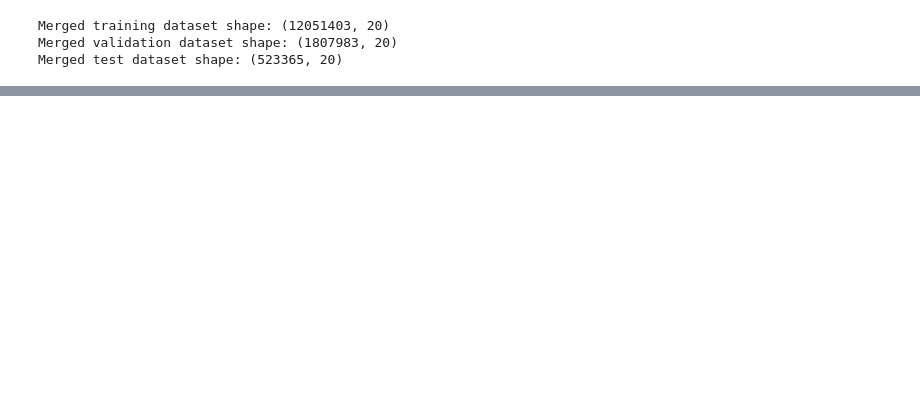
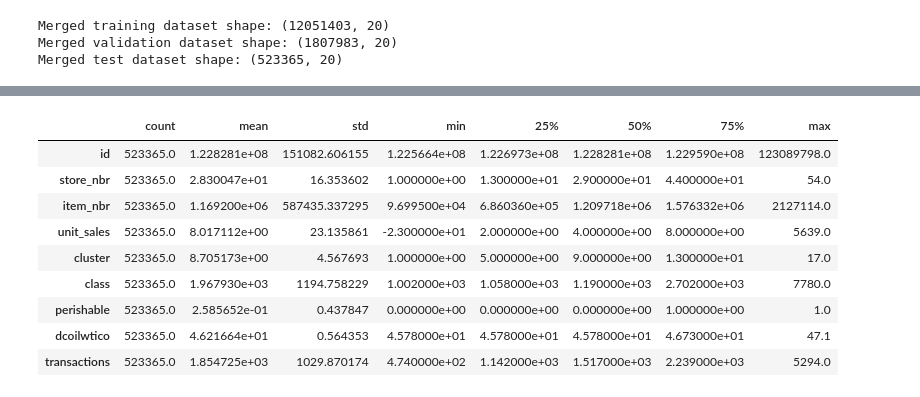
Before and after one commit to AshinDevUA/GNN, a Jupyter notebook: GNN_code_grocery_sales_forecasting_(1).ipynb, the cells around one changed output, grey strips where cells are left out. Saved outputs shown, nothing was run; the diff lists cells and outputs as text; code cells hidden in the pictures; blank space fills up the shorter version.

```diff
--- a/GNN_code_grocery_sales_forecasting_(1).ipynb
+++ b/GNN_code_grocery_sales_forecasting_(1).ipynb
@@ -548,0 +549,13 @@ NWRMSLE: 0.9880118808470838
+# %%
+TestSetData.describe().T
+# %% [output]
+|  | count | mean | std | min | 25% | 50% | 75% | max |
+| id | 523365.0 | 1.228281e+08 | 151082.606155 | 1.225664e+08 | 1.226973e+08 | 1.228281e+08 | 1.229590e+08 | 123089798.0 |
+| store_nbr | 523365.0 | 2.830047e+01 | 16.353602 | 1.000000e+00 | 1.300000e+01 | 2.900000e+01 | 4.400000e+01 | 54.0 |
+| item_nbr | 523365.0 | 1.169200e+06 | 587435.337295 | 9.699500e+04 | 6.860360e+05 | 1.209718e+06 | 1.576332e+06 | 2127114.0 |
+| unit_sales | 523365.0 | 8.017112e+00 | 23.135861 | -2.300000e+01 | 2.000000e+00 | 4.000000e+00 | 8.000000e+00 | 5639.0 |
+| cluster | 523365.0 | 8.705173e+00 | 4.567693 | 1.000000e+00 | 5.000000e+00 | 9.000000e+00 | 1.300000e+01 | 17.0 |
+| class | 523365.0 | 1.967930e+03 | 1194.758229 | 1.002000e+03 | 1.058000e+03 | 1.190000e+03 | 2.702000e+03 | 7780.0 |
+| perishable | 523365.0 | 2.585652e-01 | 0.437847 | 0.000000e+00 | 0.000000e+00 | 0.000000e+00 | 1.000000e+00 | 1.0 |
+| dcoilwtico | 523365.0 | 4.621664e+01 | 0.564353 | 4.578000e+01 | 4.578000e+01 | 4.578000e+01 | 4.673000e+01 | 47.1 |
+| transactions | 523365.0 | 1.854725e+03 | 1029.870174 | 4.740000e+02 | 1.142000e+03 | 1.517000e+03 | 2.239000e+03 | 5294.0 |
```
Also changed, not shown: parts of 116 cells of this notebook.
